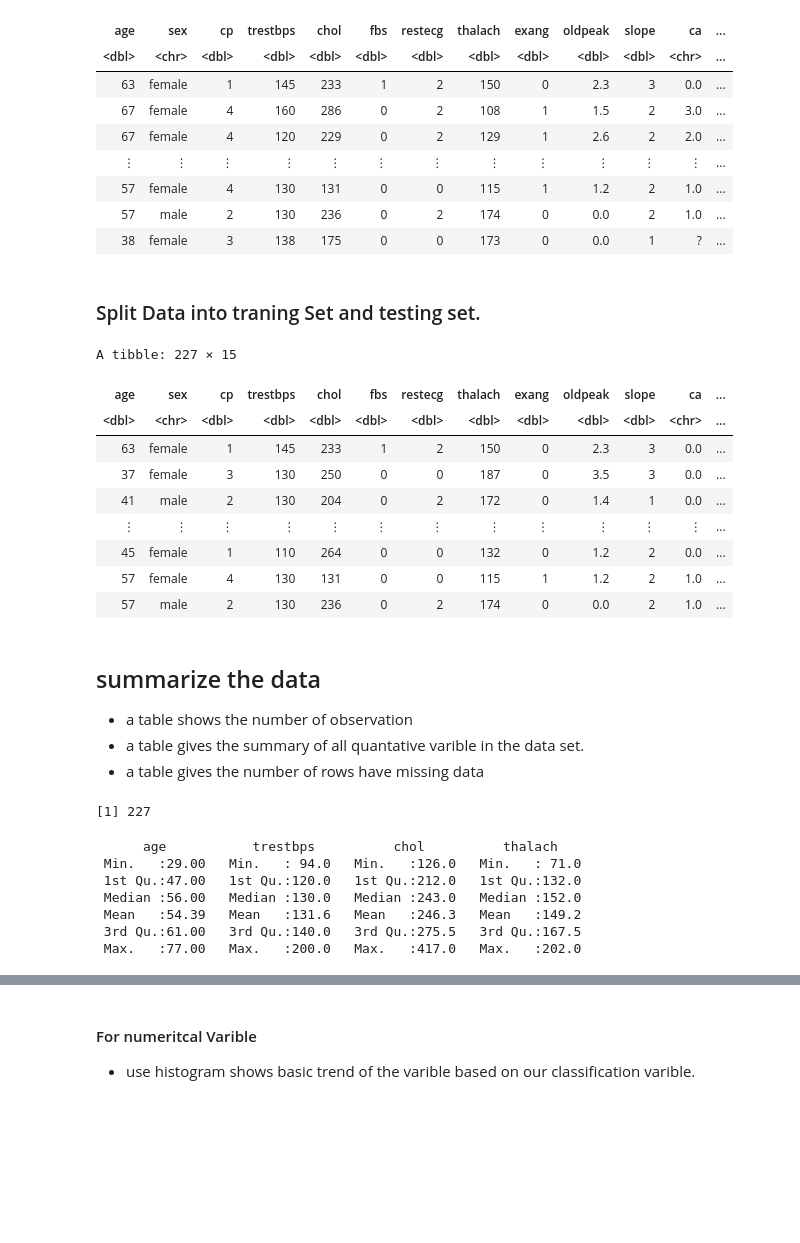
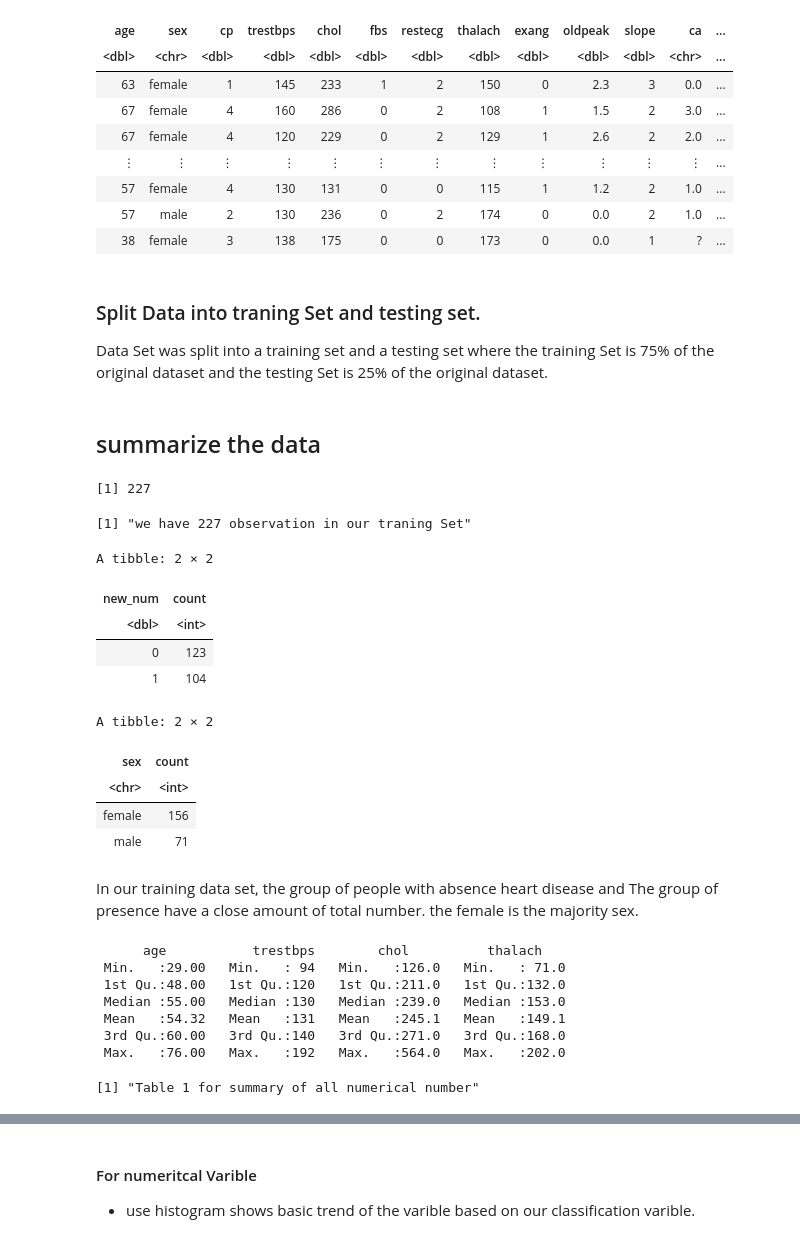
Before and after one commit to sherrii-Xia/DSCI_100_WT2, a Jupyter notebook: project/group_proposal.ipynb, the cells around one changed output, grey strips where cells are left out. Cells and saved outputs as stored; diff of their text form; code cells hidden in the pictures; blank space fills up the shorter version.

```diff
--- a/project/group_proposal.ipynb
+++ b/project/group_proposal.ipynb
@@ -115,43 +127,54 @@ A tibble: 303 × 15
 | 38 | female | 3 | 138 | 175 | 0 | 0 | 173 | 0 | 0.0 | 1 | ? | ... |
 # %% [markdown]
 ### Split Data into traning Set and testing set.
+Data Set was split into a training set and a testing set where the training Set is 75% of the original dataset and the testing Set is 25% of the original dataset.
 # %%
 hd_split <- initial_split(heart_disease_data, prop = 0.75, strata = new_num)
 hd_train <- training(hd_split)
 hd_test <- testing(hd_split)
-
-hd_train
-# %% [output]
-A tibble: 227 × 15
-| age | sex | cp | trestbps | chol | fbs | restecg | thalach | exang | oldpeak | slope | ca | ... |
-| <dbl> | <chr> | <dbl> | <dbl> | <dbl> | <dbl> | <dbl> | <dbl> | <dbl> | <dbl> | <dbl> | <chr> | ... |
-| 63 | female | 1 | 145 | 233 | 1 | 2 | 150 | 0 | 2.3 | 3 | 0.0 | ... |
-| 37 | female | 3 | 130 | 250 | 0 | 0 | 187 | 0 | 3.5 | 3 | 0.0 | ... |
-| 41 | male | 2 | 130 | 204 | 0 | 2 | 172 | 0 | 1.4 | 1 | 0.0 | ... |
-| ⋮ | ⋮ | ⋮ | ⋮ | ⋮ | ⋮ | ⋮ | ⋮ | ⋮ | ⋮ | ⋮ | ⋮ | ... |
-| 45 | female | 1 | 110 | 264 | 0 | 0 | 132 | 0 | 1.2 | 2 | 0.0 | ... |
-| 57 | female | 4 | 130 | 131 | 0 | 0 | 115 | 1 | 1.2 | 2 | 1.0 | ... |
-| 57 | male | 2 | 130 | 236 | 0 | 2 | 174 | 0 | 0.0 | 2 | 1.0 | ... |
 # %% [markdown]
 ## summarize the data
-- a table shows the number of observation
-- a table gives the summary of all quantative varible in the data set.
-- a table gives the number of rows have missing data
 # %%
 num_of_observation <- nrow(hd_train)
 num_of_observation
+print("we have 227 observation in our traning Set")
+num_of_heart_disease <- hd_train |>
+                        group_by(new_num) |>
+                        summarise(count = n())
+
+num_of_heart_disease
+
+num_of_sex <- hd_train |>
+                        group_by(sex) |>
+                        summarise(count = n())
+num_of_sex
 # %% [output]
 [1] 227
+[1] "we have 227 observation in our traning Set"
+A tibble: 2 × 2
+| new_num | count |
+| <dbl> | <int> |
+| 0 | 123 |
+| 1 | 104 |
+A tibble: 2 × 2
+| sex | count |
+| <chr> | <int> |
+| female | 156 |
+| male | 71 |
+# %% [markdown]
+In our training data set, the group of people with absence heart disease and The group of presence have a close amount of total number. the female is the majority sex.
 # %%
 sumOfData <- hd_train |>
              select(age,trestbps,chol,thalach) |>
              summary()
 sumOfData
+print("Table 1 for summary of all numerical number")
 # %% [output]
-      age           trestbps          chol          thalach
- Min.   :29.00   Min.   : 94.0   Min.   :126.0   Min.   : 71.0
- 1st Qu.:47.00   1st Qu.:120.0   1st Qu.:212.0   1st Qu.:132.0
- Median :56.00   Median :130.0   Median :243.0   Median :152.0
- Mean   :54.39   Mean   :131.6   Mean   :246.3   Mean   :149.2
- 3rd Qu.:61.00   3rd Qu.:140.0   3rd Qu.:275.5   3rd Qu.:167.5
- Max.   :77.00   Max.   :200.0   Max.   :417.0   Max.   :202.0
+      age           trestbps        chol          thalach
+ Min.   :29.00   Min.   : 94   Min.   :126.0   Min.   : 71.0
+ 1st Qu.:48.00   1st Qu.:120   1st Qu.:211.0   1st Qu.:132.0
+ Median :55.00   Median :130   Median :239.0   Median :153.0
+ Mean   :54.32   Mean   :131   Mean   :245.1   Mean   :149.1
+ 3rd Qu.:60.00   3rd Qu.:140   3rd Qu.:271.0   3rd Qu.:168.0
+ Max.   :76.00   Max.   :192   Max.   :564.0   Max.   :202.0
+[1] "Table 1 for summary of all numerical number"
```
Also changed, not shown: parts of 17 cells of this notebook.
